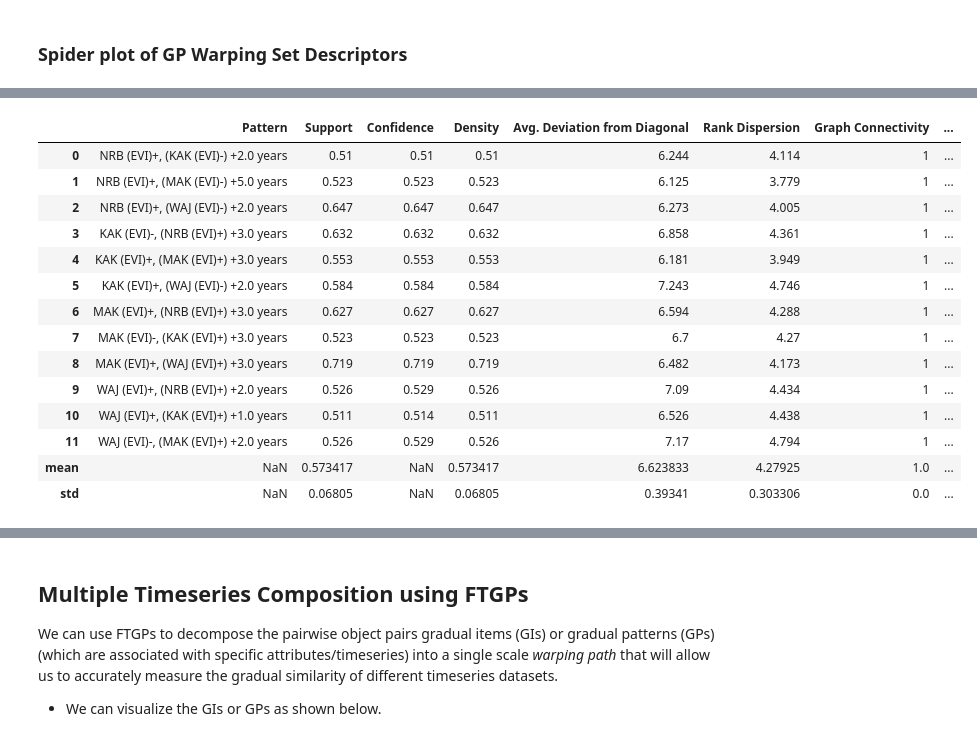
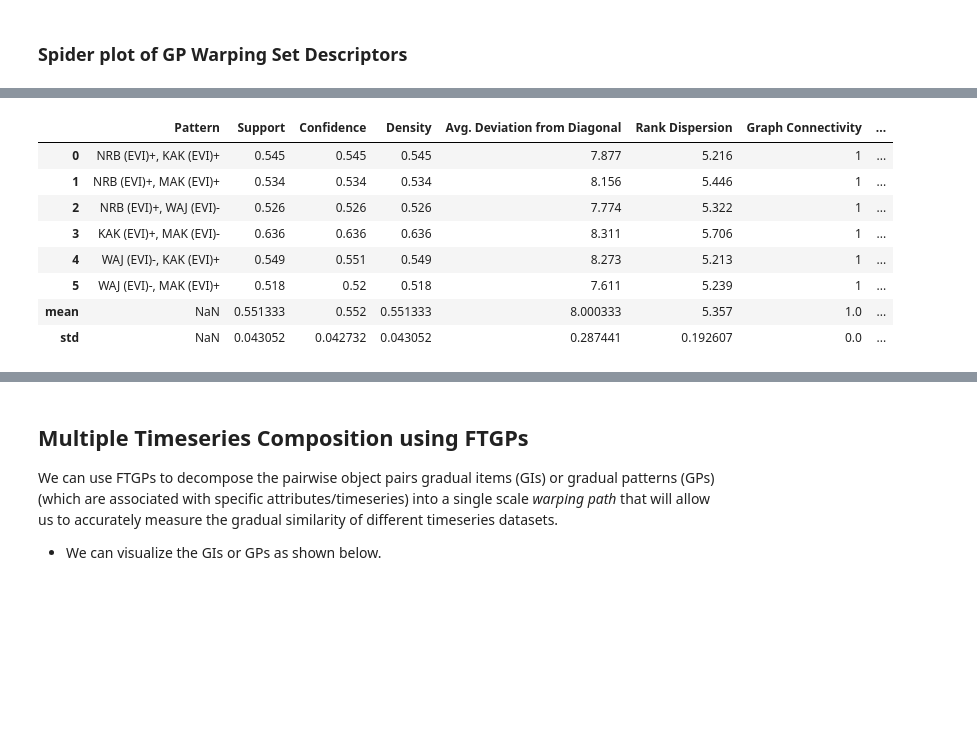
Before and after one commit to owuordickson/t-graank, a Jupyter notebook: analysis/ftgp_composition.ipynb, the cells around one changed output, grey strips where cells are left out. Cells and saved outputs as stored; diff of their text form; code cells hidden in the pictures; blank space fills up the shorter version.

```diff
--- a/analysis/ftgp_composition.ipynb
+++ b/analysis/ftgp_composition.ipynb
@@ -65,19 +57,10 @@ Initialize TGradAMI algorithm by creating an object.
 # %%
-rain_tgrads = []
-evi_tgrads = []
-#rain_tgrad_data = []
-#evi_tgrad_data = []
 
-for t_col in tgt_cols:
-    t_grad_rain = TGradAMI(f_path_rain, min_sup, eq, min_rep=min_rep)
-    t_grad_evi = TGradAMI(f_path_evi, min_sup, eq, min_rep=min_rep)
+rain_grad = GRAANK(rain_data, min_sup, eq)
+evi_grad = GRAANK(evi_data, min_sup, eq)
 
-    eval_dict_rain = t_grad_rain.discover_tgp_ami(target_col=t_col, error_margin=mi_err_margin, compute_descriptors=compute_descriptors, eval_mode=eval_mode)
-    transform_steps = t_grad_rain.transformation_data['Transformation Steps']
-    eval_dict_evi = t_grad_evi.discover_tgp_ami(target_col=t_col, error_margin=mi_err_margin, compute_descriptors=compute_descriptors, transformation_steps=transform_steps, eval_mode=eval_mode)
+# Run algorithms
+rain_grad.discover(compute_descriptors=compute_descriptors)
+evi_grad.discover(compute_descriptors=compute_descriptors)
 
-    #rain_tgrad_data.append(eval_dict_rain)
-    #evi_tgrad_data.append(eval_dict_evi)
-
-    rain_tgrads.append(t_grad_rain)
-    evi_tgrads.append(t_grad_evi)
+print("")
@@ -114,10 +67,9 @@ EVI Data:
 # %% [markdown]
 ### Spider plot of GP Warping Set Descriptors
 # %%
-patterns = [t_grad_rain.display_patterns_as_df for t_grad_rain in rain_tgrads]  # Collect all patterns into a list
-res_rain_df = pd.concat(patterns, ignore_index=True)  # Combine them in one go
+res_rain_df = pd.concat([rain_grad.mining_engine.display_patterns_as_df], ignore_index=True)  # Combine them in one go
 
-categories = ['Support', 'Density', 'Avg. Deviation from Diagonal', 'Rank Dispersion', 'Graph Connectivity', 'Singularity Score']
+categories = ['Support', 'Confidence', 'Density', 'Avg. Deviation from Diagonal', 'Rank Dispersion', 'Graph Connectivity', 'Singularity Score']
 numeric_rain_df = res_rain_df[categories].astype(float)
 stats_rain = numeric_rain_df.agg(['mean', 'std'])
 
@@ -142,28 +88,21 @@ res_rain_df_w_stats
 # %%
-patterns = [t_grad_evi.display_patterns_as_df for t_grad_evi in evi_tgrads]  # Collect all patterns into a list
-res_evi_df = pd.concat(patterns, ignore_index=True)  # Combine them in one go
+res_evi_df = pd.concat([evi_grad.mining_engine.display_patterns_as_df], ignore_index=True)  # Combine them in one go
 
 numeric_evi_df = res_evi_df[categories].astype(float)
 stats_evi = numeric_evi_df.agg(['mean', 'std'])
 
 res_evi_df_w_stats = pd.concat([res_evi_df, stats_evi])
 res_evi_df_w_stats
 # %% [output]
 |  | Pattern | Support | Confidence | Density | Avg. Deviation from Diagonal | Rank Dispersion | Graph Connectivity | ... |
-| 0 | NRB (EVI)+, (KAK (EVI)-) +2.0 years | 0.51 | 0.51 | 0.51 | 6.244 | 4.114 | 1 | ... |
-| 1 | NRB (EVI)+, (MAK (EVI)-) +5.0 years | 0.523 | 0.523 | 0.523 | 6.125 | 3.779 | 1 | ... |
-| 2 | NRB (EVI)+, (WAJ (EVI)-) +2.0 years | 0.647 | 0.647 | 0.647 | 6.273 | 4.005 | 1 | ... |
-| 3 | KAK (EVI)-, (NRB (EVI)+) +3.0 years | 0.632 | 0.632 | 0.632 | 6.858 | 4.361 | 1 | ... |
-| 4 | KAK (EVI)+, (MAK (EVI)+) +3.0 years | 0.553 | 0.553 | 0.553 | 6.181 | 3.949 | 1 | ... |
-| 5 | KAK (EVI)+, (WAJ (EVI)-) +2.0 years | 0.584 | 0.584 | 0.584 | 7.243 | 4.746 | 1 | ... |
-| 6 | MAK (EVI)+, (NRB (EVI)+) +3.0 years | 0.627 | 0.627 | 0.627 | 6.594 | 4.288 | 1 | ... |
-| 7 | MAK (EVI)-, (KAK (EVI)+) +3.0 years | 0.523 | 0.523 | 0.523 | 6.7 | 4.27 | 1 | ... |
-| 8 | MAK (EVI)+, (WAJ (EVI)+) +3.0 years | 0.719 | 0.719 | 0.719 | 6.482 | 4.173 | 1 | ... |
-| 9 | WAJ (EVI)+, (NRB (EVI)+) +2.0 years | 0.526 | 0.529 | 0.526 | 7.09 | 4.434 | 1 | ... |
-| 10 | WAJ (EVI)+, (KAK (EVI)+) +1.0 years | 0.511 | 0.514 | 0.511 | 6.526 | 4.438 | 1 | ... |
-| 11 | WAJ (EVI)-, (MAK (EVI)+) +2.0 years | 0.526 | 0.529 | 0.526 | 7.17 | 4.794 | 1 | ... |
-| mean | NaN | 0.573417 | NaN | 0.573417 | 6.623833 | 4.27925 | 1.0 | ... |
-| std | NaN | 0.06805 | NaN | 0.06805 | 0.39341 | 0.303306 | 0.0 | ... |
+| 0 | NRB (EVI)+, KAK (EVI)+ | 0.545 | 0.545 | 0.545 | 7.877 | 5.216 | 1 | ... |
+| 1 | NRB (EVI)+, MAK (EVI)+ | 0.534 | 0.534 | 0.534 | 8.156 | 5.446 | 1 | ... |
+| 2 | NRB (EVI)+, WAJ (EVI)- | 0.526 | 0.526 | 0.526 | 7.774 | 5.322 | 1 | ... |
+| 3 | KAK (EVI)+, MAK (EVI)- | 0.636 | 0.636 | 0.636 | 8.311 | 5.706 | 1 | ... |
+| 4 | WAJ (EVI)-, KAK (EVI)+ | 0.549 | 0.551 | 0.549 | 8.273 | 5.213 | 1 | ... |
+| 5 | WAJ (EVI)-, MAK (EVI)+ | 0.518 | 0.52 | 0.518 | 7.611 | 5.239 | 1 | ... |
+| mean | NaN | 0.551333 | 0.552 | 0.551333 | 8.000333 | 5.357 | 1.0 | ... |
+| std | NaN | 0.043052 | 0.042732 | 0.043052 | 0.287441 | 0.192607 | 0.0 | ... |
 # %%
 plt_fig = gp_descriptor_spider_plot([numeric_rain_df, numeric_evi_df], ['Rain', 'EVI'], categories)
 #plt_fig.show()
```
Also changed, not shown: parts of 15 cells of this notebook, 1 other file.
